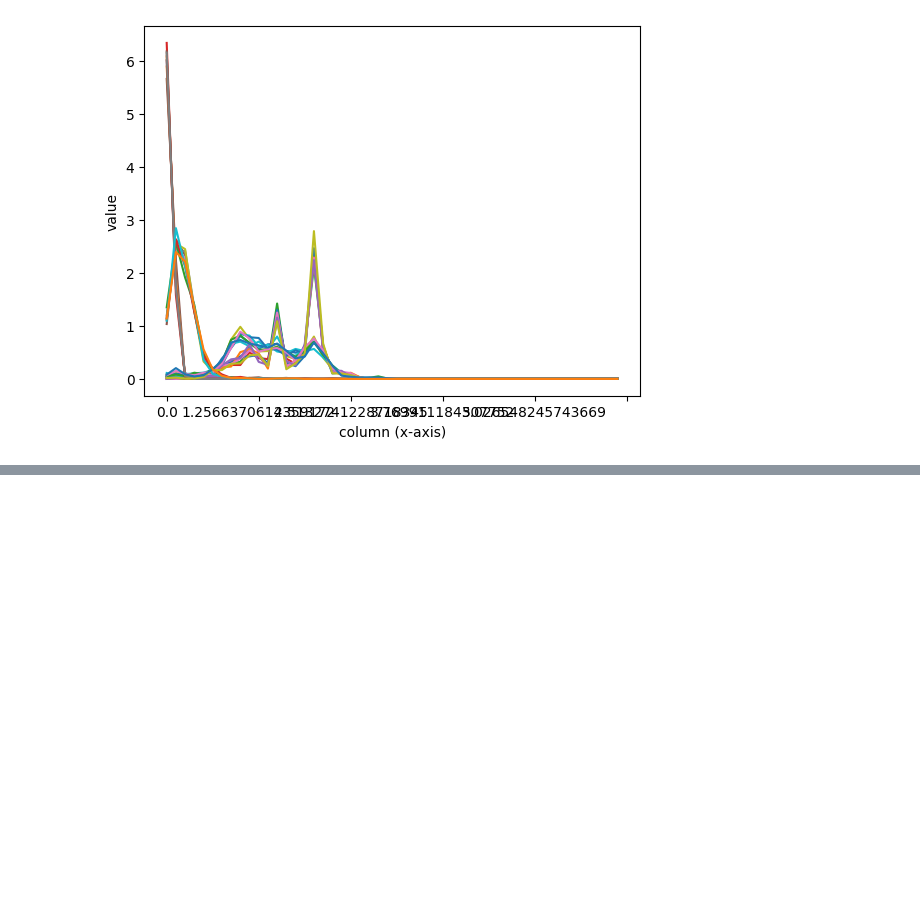
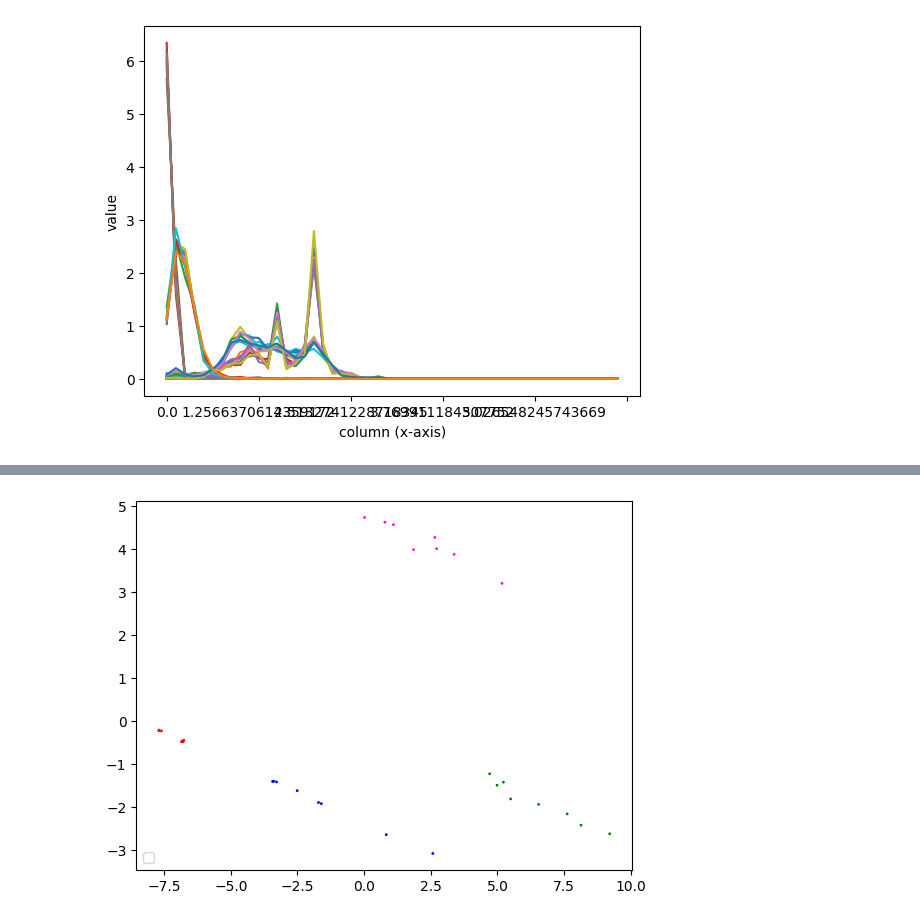
Before and after one commit to OljaOctagon/MagneticParticles, a Jupyter notebook: rigid_magnetic/orientation_classificiation.ipynb, the cells around one changed output, grey strips where cells are left out. Cells and saved outputs as stored; diff of their text form; code cells hidden in the pictures; blank space fills up the shorter version.

```diff
--- a/rigid_magnetic/orientation_classificiation.ipynb
+++ b/rigid_magnetic/orientation_classificiation.ipynb
@@ -94,0 +163,10 @@ df_all
+# %%
+from sklearn.decomposition import PCA
+pca = PCA(n_components=2)
+X_pca = pca.fit_transform(X)
+color_dict = { 100.4:'red', 10.4: 'blue', 100 : 'magenta', 10 :'green'}
+plt.scatter( X_pca[:,0], X_pca[:,1], color=[ color_dict[i] for i in labels ], s=1)
+plt.legend(loc="lower left")
+plt.show()
+# %% [output]
+[figure, added]
```
Also changed, not shown: parts of 10 cells of this notebook.
